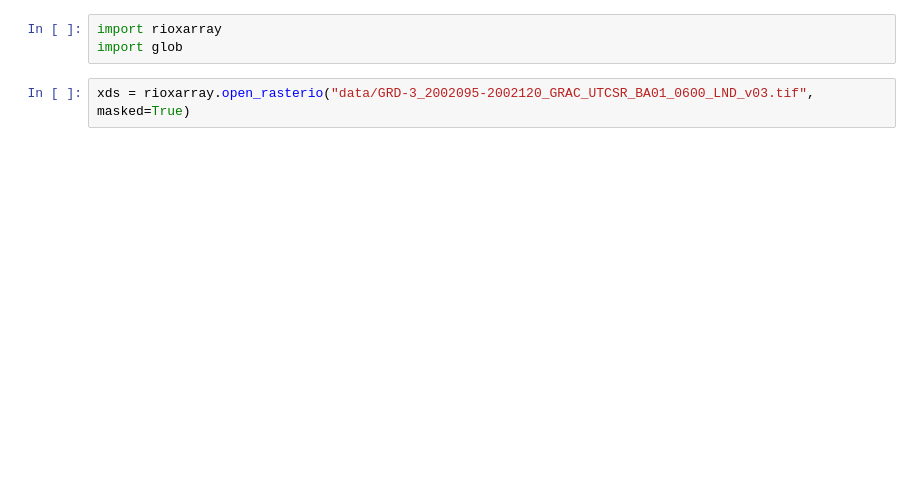
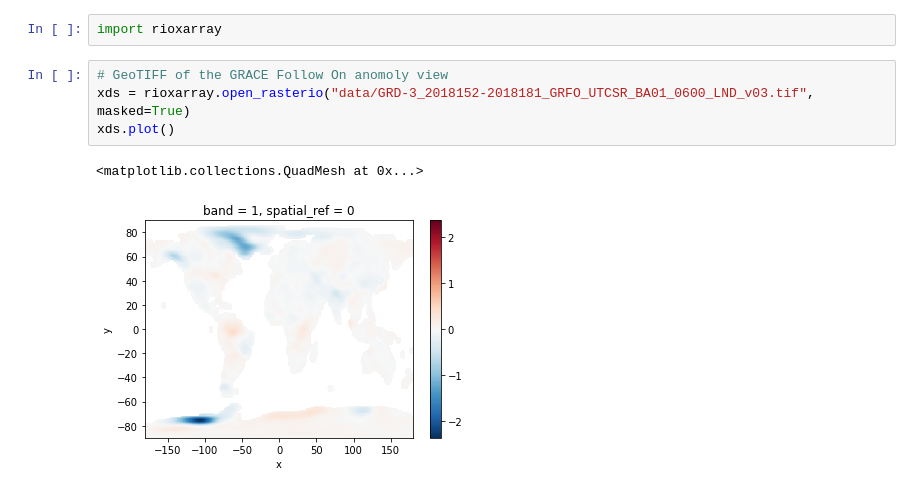
Before and after one commit to demiurg/hydrograce, a Jupyter notebook: 01_data.ipynb, the cells around one changed output. Saved outputs shown, nothing was run; the diff lists cells and outputs as text; blank space fills up the shorter version.

```diff
--- a/01_data.ipynb
+++ b/01_data.ipynb
@@ -1,5 +1,9 @@
 # %%
 import rioxarray
-import glob
 # %%
-xds = rioxarray.open_rasterio("data/GRD-3_2002095-2002120_GRAC_UTCSR_BA01_0600_LND_v03.tif", masked=True)
+# GeoTIFF of the GRACE Follow On anomoly view
+xds = rioxarray.open_rasterio("data/GRD-3_2018152-2018181_GRFO_UTCSR_BA01_0600_LND_v03.tif", masked=True)
+xds.plot()
+# %% [output]
+<matplotlib.collections.QuadMesh at 0x...>
+[figure, added]
```
Also changed, not shown: parts of 5 cells of this notebook, 2 other files.
